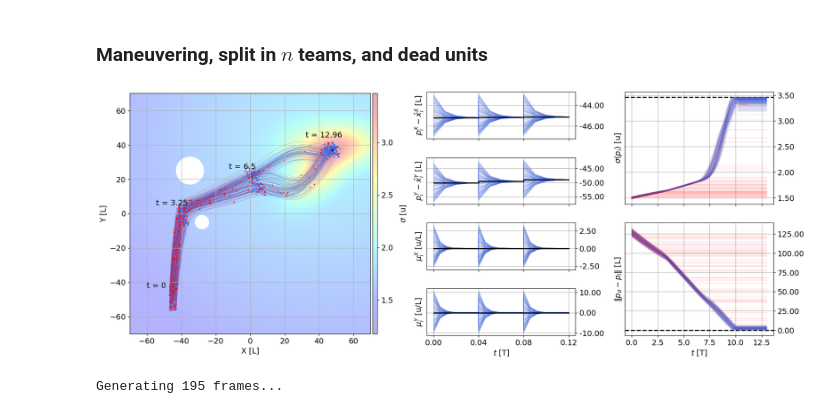
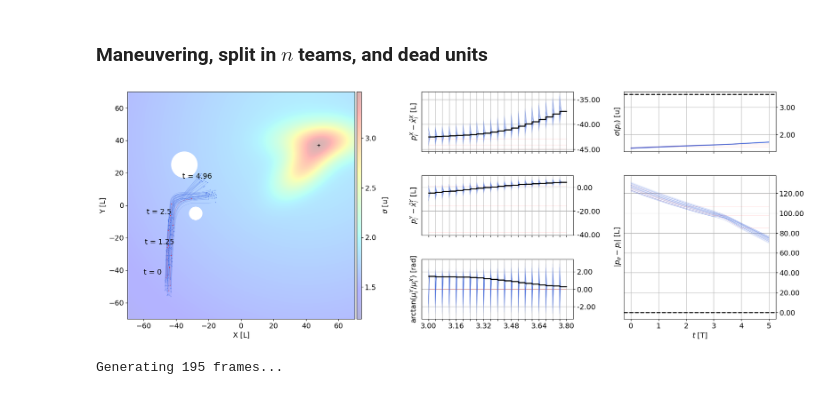
Before and after one commit to jesusBV20/source_seeking_distr, a Jupyter notebook: notebooks/simulations.ipynb, the cells around one changed output. Cells and saved outputs as stored; diff of their text form; code cells hidden in the pictures.

Commit message:
fix: xtick_labels of the paper figure step separation

```diff
--- a/notebooks/simulations.ipynb
+++ b/notebooks/simulations.ipynb
@@ -61,13 +61,12 @@ The directory '..\output' already exists!
 # %%
 ## Parameters #####
 pc = np.array([-45,-50])
-N = 250
-
+N = 50
 p = XY_distrib(N, pc, np.array([2,7]))
 p2 = XY_distrib(N, np.array([0,0]), np.array([5,2]))
 
 dist_thr_init = 10
-Z = gen_Z_split(N, 1, int(N**1.98))
+Z = gen_Z_split(N, 1, int(1))
 # len(Z)
 
 q0 = [p, 15]
@@ -87,9 +86,9 @@ sigma_field = SigmaNonconvex(k=0.04, dev=dev, mu=mu)
 # Generating the simulator class
 # ----------------------------------------------------------------------
 dt = 1/25
-tf = 13
+tf = 5
 
-sim = SingIntSimulator(q0, Z, sigma_field, dt=dt, kc=0.05, kl=0.05, its_c=4, its_l=7)
+sim = SingIntSimulator(q0, Z, sigma_field, dt=dt, kc=0.07, kl=0.1, its_c=4, its_l=7)
 sim.ks = 1
 
 # ----------------------------------------------------------------------
@@ -99,7 +98,7 @@ t_list = np.arange(0, tf, dt)
 
 t1, t2 = 3, 4
 for it in tqdm(range(len(t_list))):
-    if it % int(0.1/dt) == 0 and it != 0:
+    if it % int(1/dt) == 0 and it != 0:
         sim.kill_agents(random.choice(range(N)))
 
     if it == int(t1/dt):
@@ -113,21 +112,31 @@ for it in tqdm(range(len(t_list))):
 # %%
 # ----------------------------------------------------------------------
 # Plot simulations and estimations
 # ----------------------------------------------------------------------
 
-plotter_sim = SingIntPlotter(sim, xlim=[-70,70], ylim=[-70,70], agents_size=0.2, lw=0.3)
+plotter_sim = SingIntPlotter(
+    sim,
+    xlim=[-70,70],
+    ylim=[-70,70],
+    agents_size=0.1,
+    agents_alpha=0.8,
+    agents_lw_alpha=0.5,
+    lw=0.3
+    )
 # plotter_sim.plot_simulation()
 # plotter_sim.plot_estimations()
 
+tr = 3
 plotter_sim.plot_paper_fig(
-    figsize=(21, 8),
     dpi=100,
+    figsize=(23, 8),
     obstacles=[[-35, 25, 8], [-28, -5, 4]],
-    est_window=[0, dt * 3],
-    alpha=0.1
+    est_window=[tr, tr + dt * 20],
+    alpha=0.1,
+    xtick_step = 4
 )
 # %% [output]
-[figure, old version]
+[figure, new version]
 # %%
 # --------------------------------------------------------------------------------------
 # Animation
```
Also changed, not shown: parts of 1 cell of this notebook, 1 other file.
